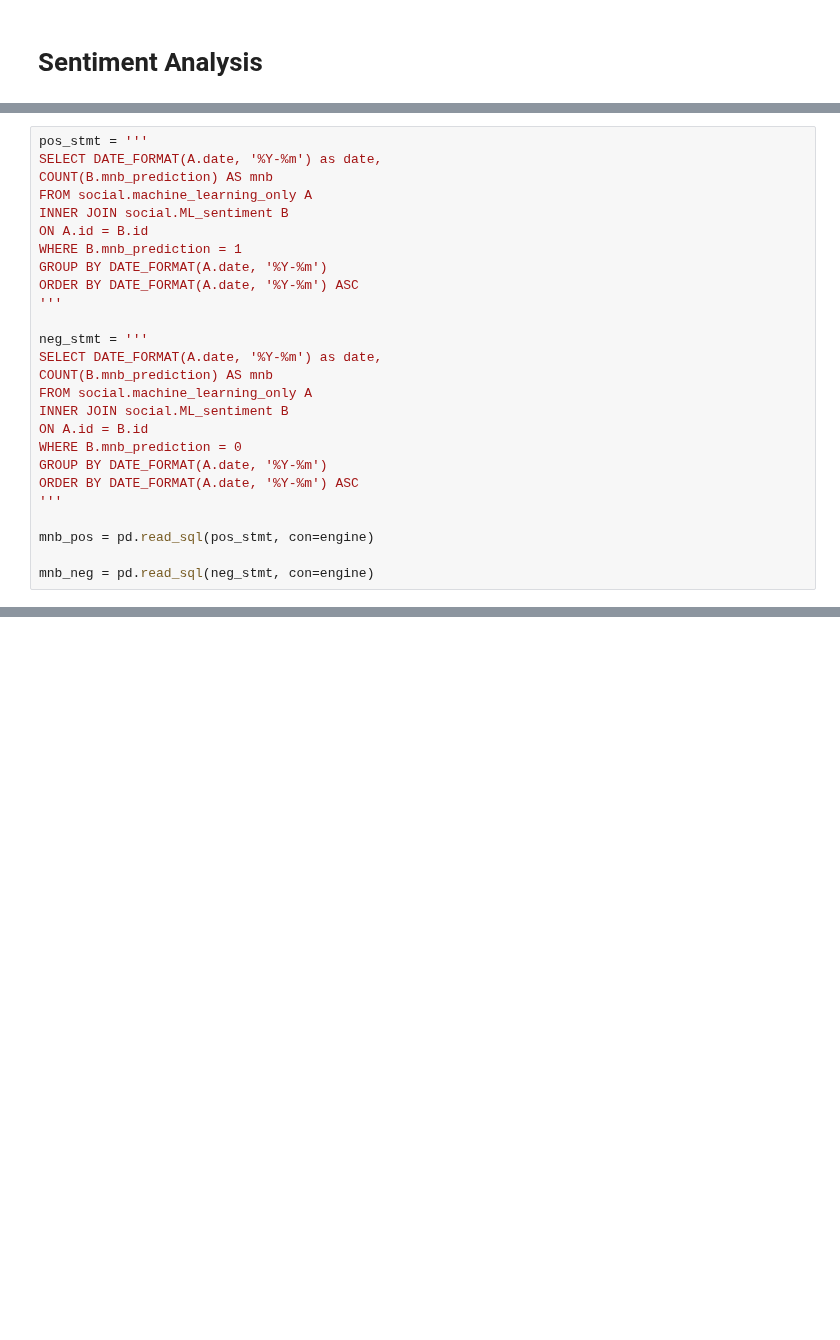
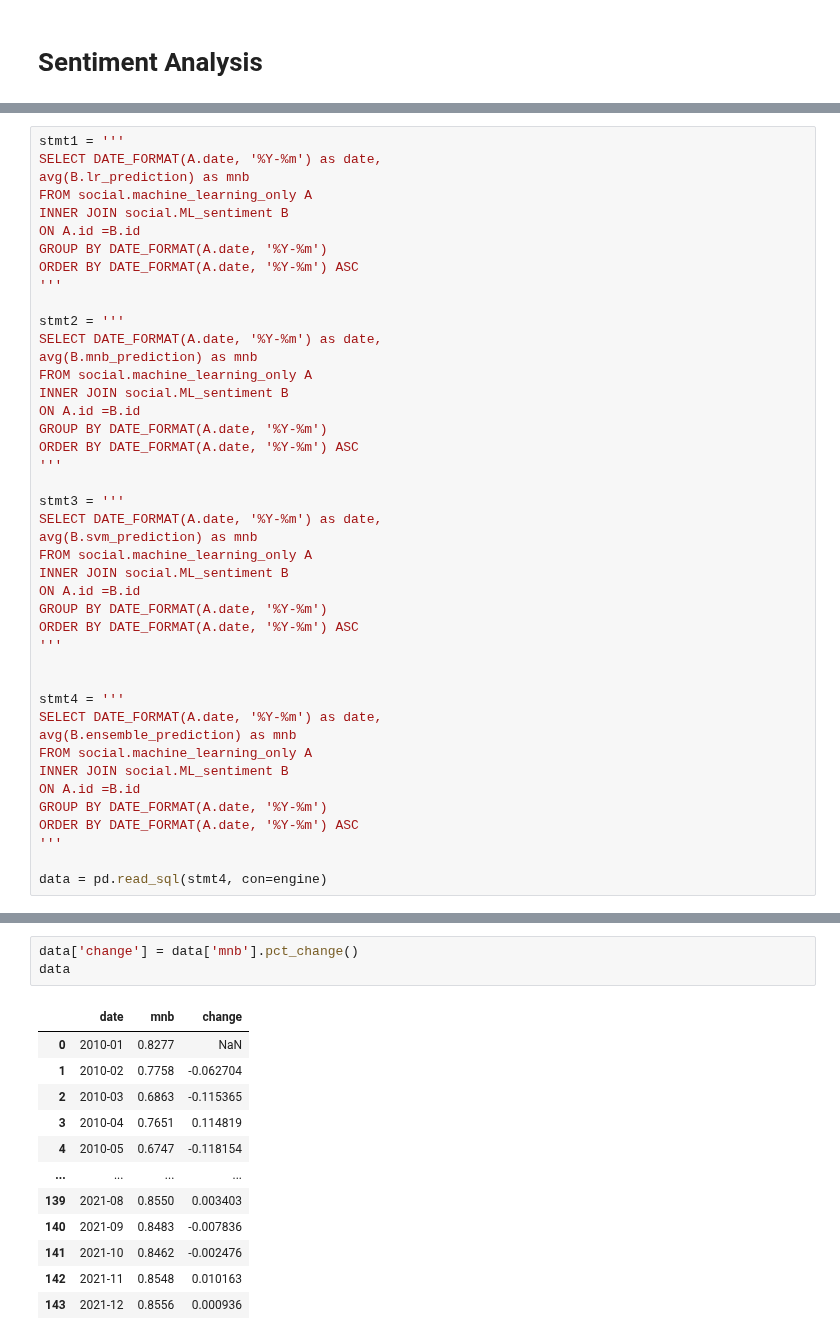
Before and after one commit to Connorrmcd6/Gartner-Hype-Cycle, a Jupyter notebook: Analysis/Notebooks/EDA_ML.ipynb, the cells around one changed output, grey strips where cells are left out. Cells and saved outputs as stored; diff of their text form; blank space fills up the shorter version.

```diff
--- a/Analysis/Notebooks/EDA_ML.ipynb
+++ b/Analysis/Notebooks/EDA_ML.ipynb
@@ -579,26 +544,43 @@ plt.show()
 # %%
-pos_stmt = '''
+stmt1 = '''
 SELECT DATE_FORMAT(A.date, '%Y-%m') as date,
-COUNT(B.mnb_prediction) AS mnb
+avg(B.lr_prediction) as mnb
 FROM social.machine_learning_only A
 INNER JOIN social.ML_sentiment B
-ON A.id = B.id
-WHERE B.mnb_prediction = 1
+ON A.id =B.id
 GROUP BY DATE_FORMAT(A.date, '%Y-%m')
 ORDER BY DATE_FORMAT(A.date, '%Y-%m') ASC
 '''
 
-neg_stmt = '''
+stmt2 = '''
 SELECT DATE_FORMAT(A.date, '%Y-%m') as date,
-COUNT(B.mnb_prediction) AS mnb
+avg(B.mnb_prediction) as mnb
 FROM social.machine_learning_only A
 INNER JOIN social.ML_sentiment B
-ON A.id = B.id
-WHERE B.mnb_prediction = 0
+ON A.id =B.id
 GROUP BY DATE_FORMAT(A.date, '%Y-%m')
 ORDER BY DATE_FORMAT(A.date, '%Y-%m') ASC
 '''
 
-mnb_pos = pd.read_sql(pos_stmt, con=engine)
+stmt3 = '''
+SELECT DATE_FORMAT(A.date, '%Y-%m') as date,
+avg(B.svm_prediction) as mnb
+FROM social.machine_learning_only A
+INNER JOIN social.ML_sentiment B
+ON A.id =B.id
+GROUP BY DATE_FORMAT(A.date, '%Y-%m')
+ORDER BY DATE_FORMAT(A.date, '%Y-%m') ASC
+'''
 
-mnb_neg = pd.read_sql(neg_stmt, con=engine)
+
+stmt4 = '''
+SELECT DATE_FORMAT(A.date, '%Y-%m') as date,
+avg(B.ensemble_prediction) as mnb
+FROM social.machine_learning_only A
+INNER JOIN social.ML_sentiment B
+ON A.id =B.id
+GROUP BY DATE_FORMAT(A.date, '%Y-%m')
+ORDER BY DATE_FORMAT(A.date, '%Y-%m') ASC
+'''
+
+data = pd.read_sql(stmt4, con=engine)
@@ -758,0 +587,16 @@ plt.legend()
+# %%
+data['change'] = data['mnb'].pct_change()
+data
+# %% [output]
+|  | date | mnb | change |
+| 0 | 2010-01 | 0.8277 | NaN |
+| 1 | 2010-02 | 0.7758 | -0.062704 |
+| 2 | 2010-03 | 0.6863 | -0.115365 |
+| 3 | 2010-04 | 0.7651 | 0.114819 |
+| 4 | 2010-05 | 0.6747 | -0.118154 |
+| ... | ... | ... | ... |
+| 139 | 2021-08 | 0.8550 | 0.003403 |
+| 140 | 2021-09 | 0.8483 | -0.007836 |
+| 141 | 2021-10 | 0.8462 | -0.002476 |
+| 142 | 2021-11 | 0.8548 | 0.010163 |
+| 143 | 2021-12 | 0.8556 | 0.000936 |
```
Also changed, not shown: parts of 20 cells of this notebook, 9 other files.
